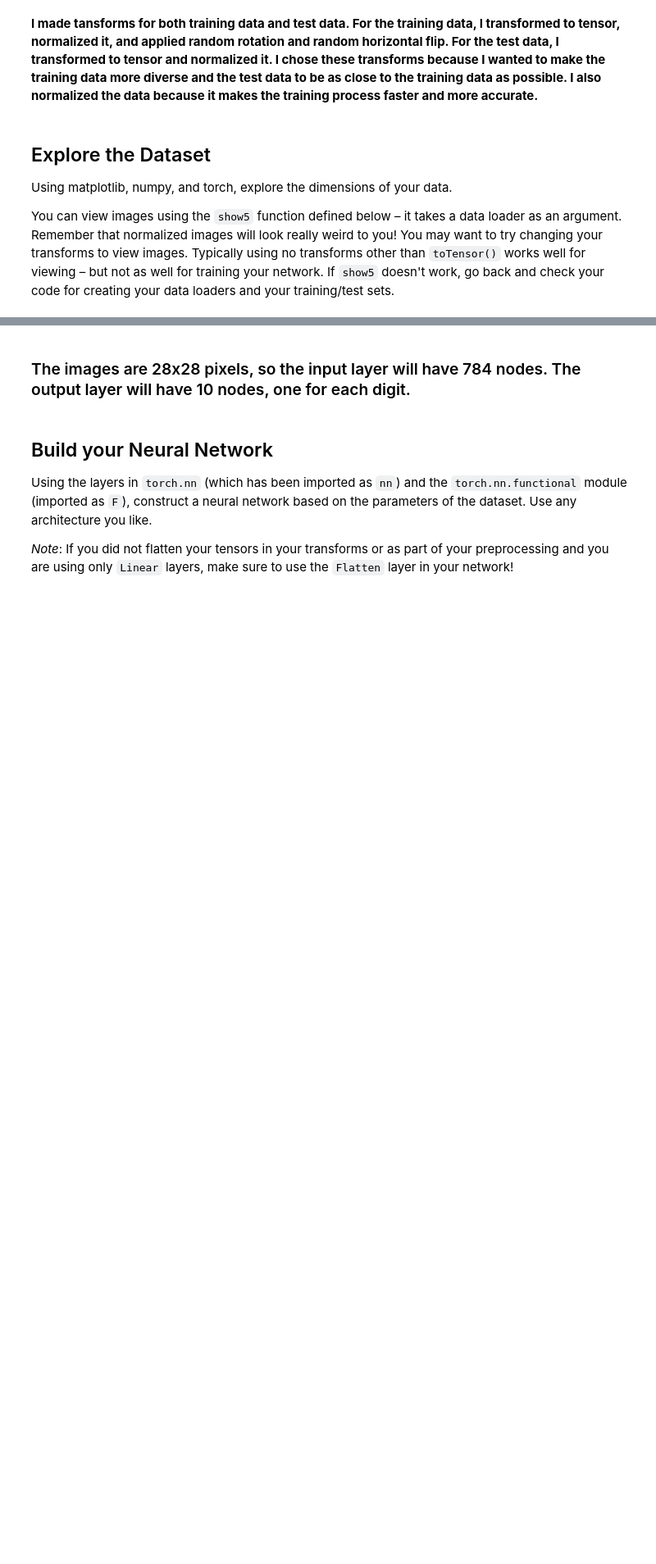
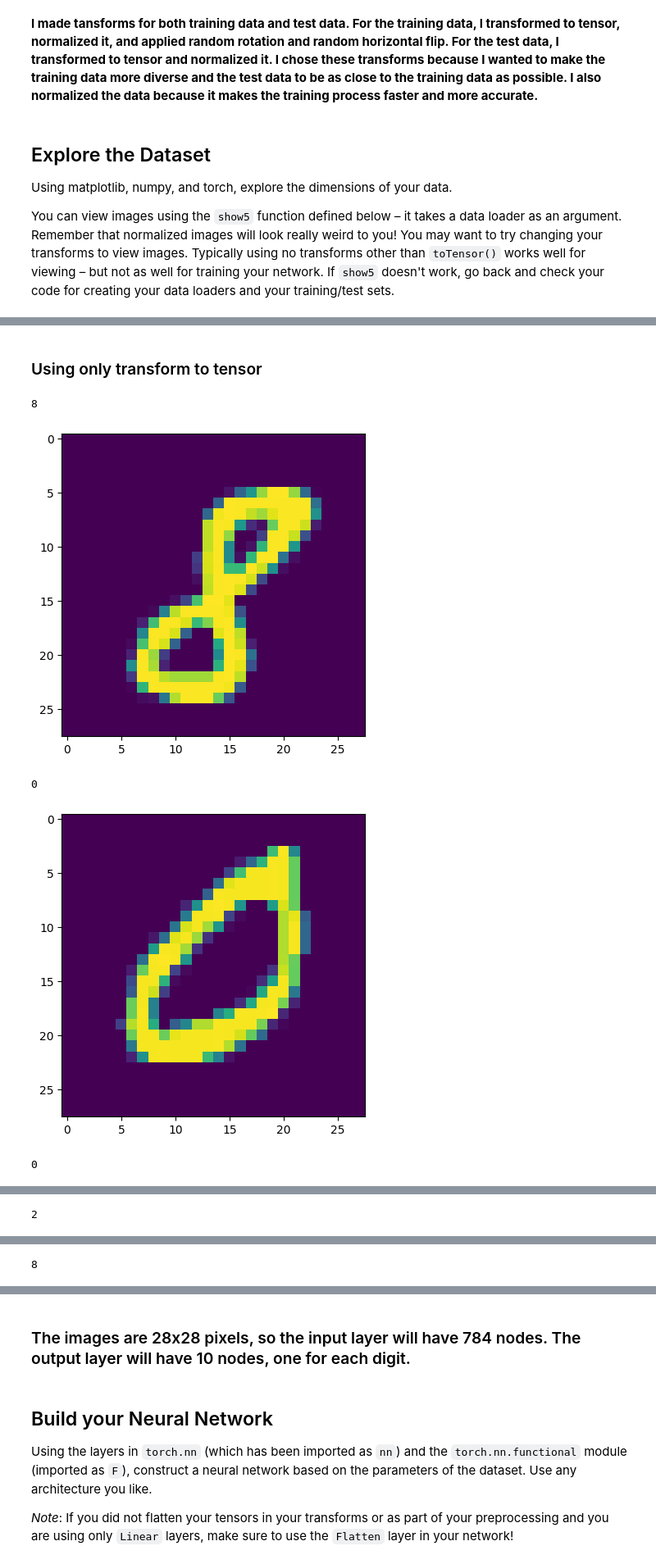
Before and after one commit to qudus4l/Handwritten-Digits-Classifier-with-PyTorch, a Jupyter notebook: MNIST_Handwritten_Digits.ipynb, the cells around one changed output, grey strips where cells are left out. Shown at 82% size. Drawn from its saved outputs; the diff is of its cells as text; code cells hidden in the pictures; blank space fills up the shorter version.

```diff
--- a/MNIST_Handwritten_Digits.ipynb
+++ b/MNIST_Handwritten_Digits.ipynb
@@ -94,0 +102,10 @@ show5(training_loader)
+# %% [markdown]
+### Using only transform to tensor
+# %%
+show5(training_loader_nt)
+# %% [output]
+8
+[figure, added]
+0
+[figure, added]
+0
@@ -94,0 +113 @@ show5(training_loader)
+2
@@ -94,0 +115 @@ show5(training_loader)
+8
```
Also changed, not shown: parts of 10 cells of this notebook, 1 other file.
